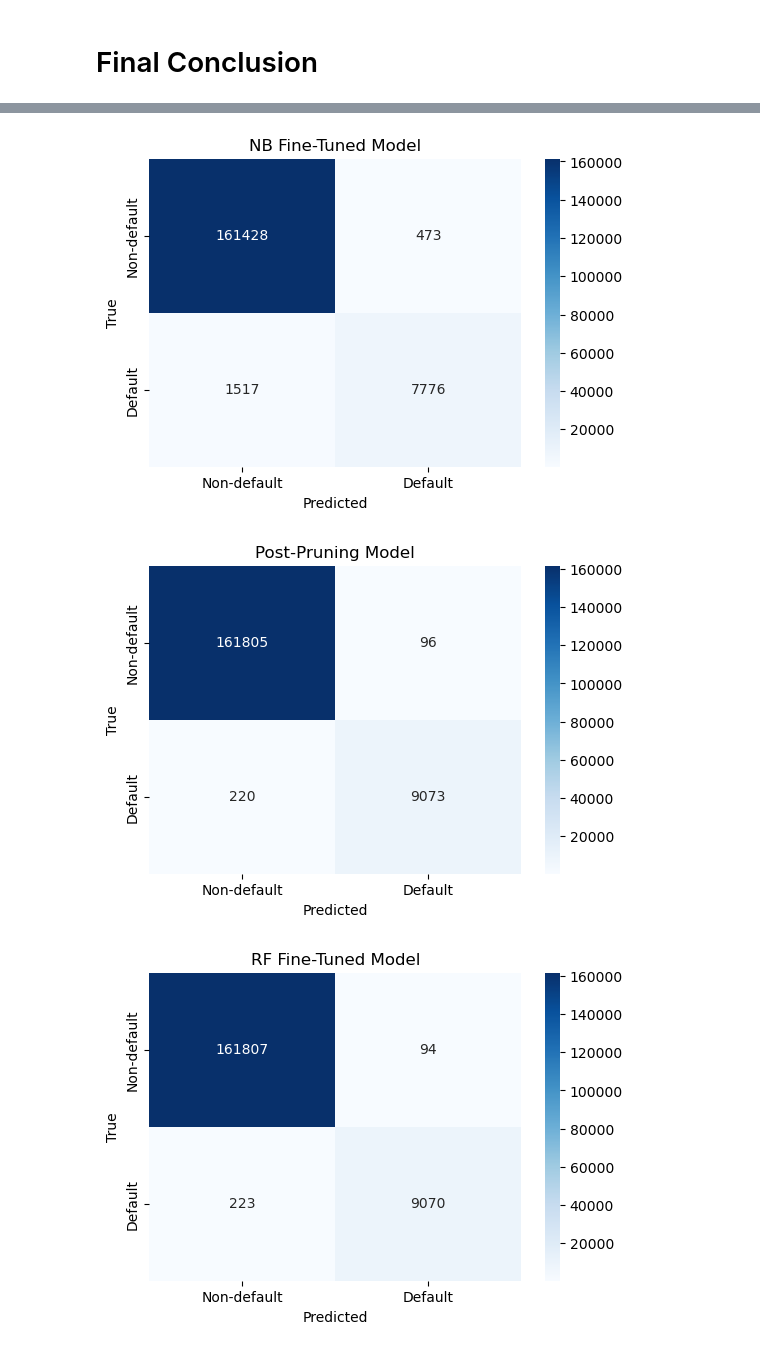
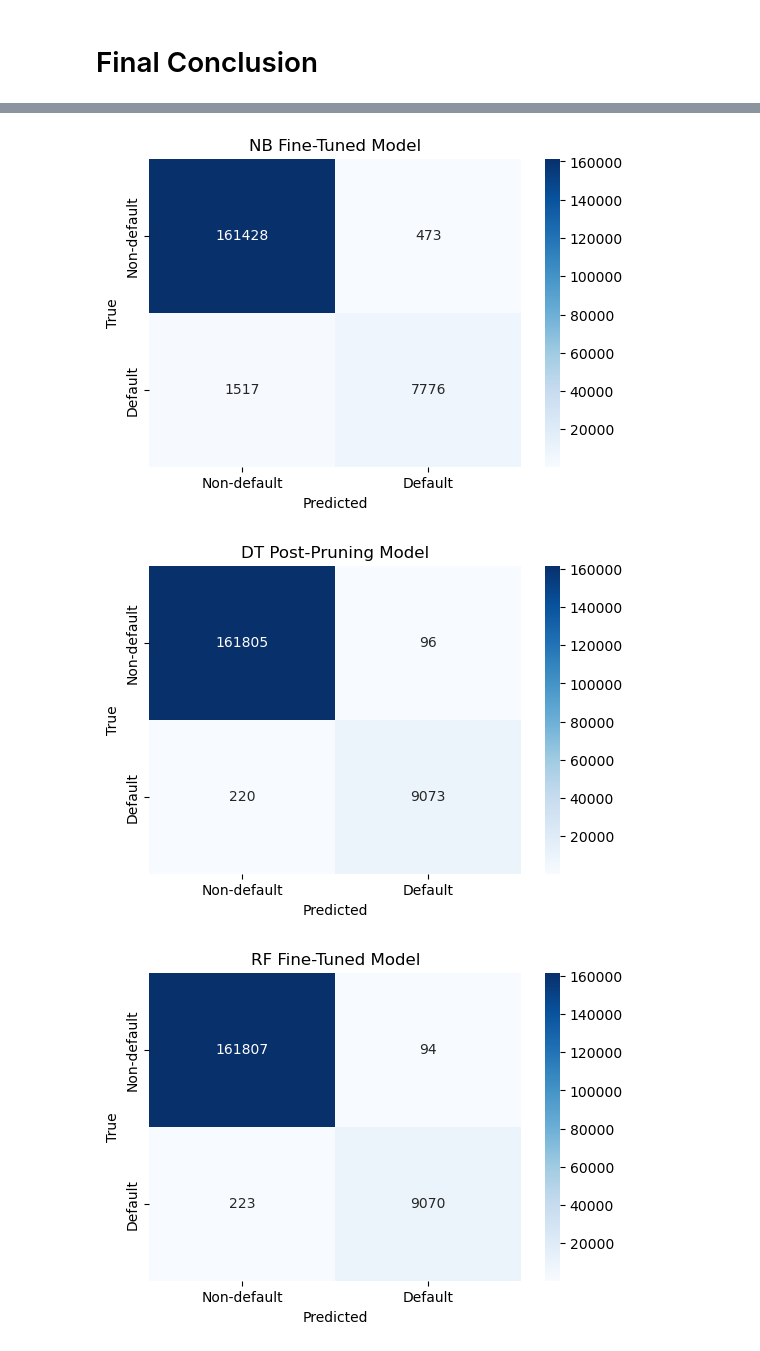
Before and after one commit to Darrel-Koh/Credit_Risk_Analysis, a Jupyter notebook: Group4_Assignment1.ipynb, the cells around one changed output, grey strips where cells are left out. Cells and saved outputs as stored; diff of their text form; code cells hidden in the pictures.

```diff
--- a/Group4_Assignment1.ipynb
+++ b/Group4_Assignment1.ipynb
@@ -1068,14 +1068,14 @@ After the fine tuning, we can see that the accuracy slightly increased, and the
 # %%
 KNN_class_summary = evaluate_predictions(Balanced_y_test, KNN_class_y_pred, "KNN Class Model")
 NB_tuned_summary = evaluate_predictions(NB_y1_test, NB_y_pred_hyper, "NB Fine-Tuned Model")
-DT_postpruned_summary = evaluate_predictions(Balanced_y_test, DT_y_predict, "Post-Pruning Model")
+DT_postpruned_summary = evaluate_predictions(Balanced_y_test, DT_y_predict, "DT Post-Pruning Model")
 RF_tuned_summary = evaluate_predictions(RF_y_test, RF_y_pred_tuned, "RF Fine-Tuned Model")
 
 all_summaries = pd.concat([KNN_class_summary, NB_tuned_summary,DT_postpruned_summary, RF_tuned_summary], ignore_index=True)
 
 print(all_summaries)
 # %% [output]
 [figure]
 [figure]
-[figure, old version]
+[figure, new version]
 [figure]
```
Also changed, not shown: parts of 1 cell of this notebook.
